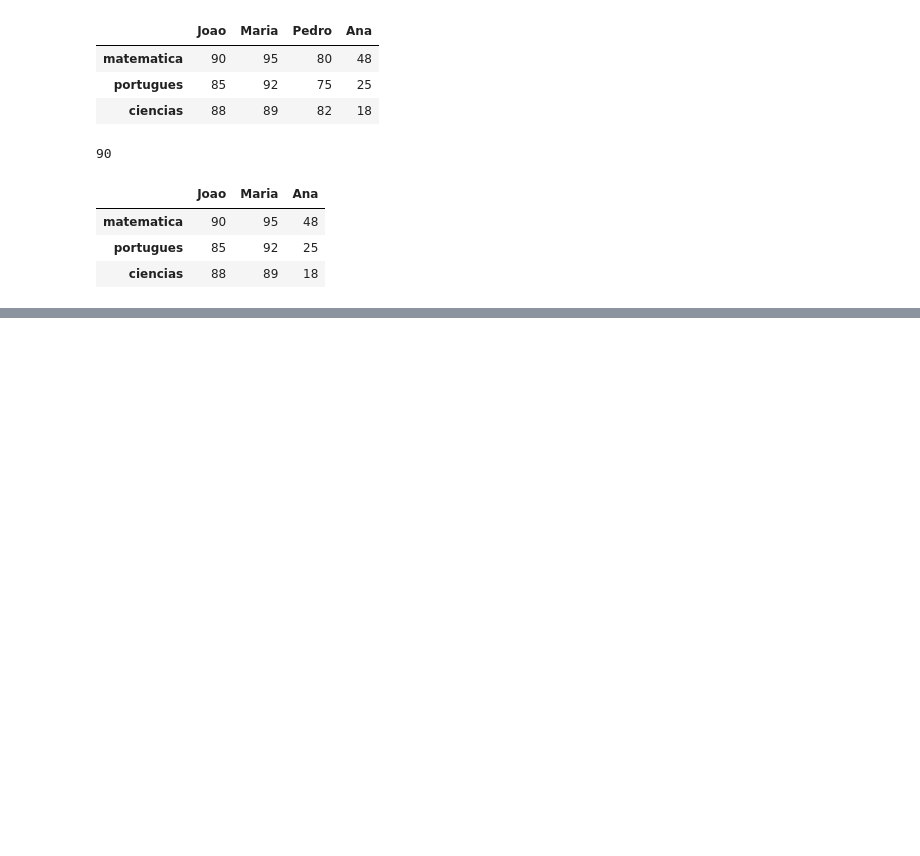
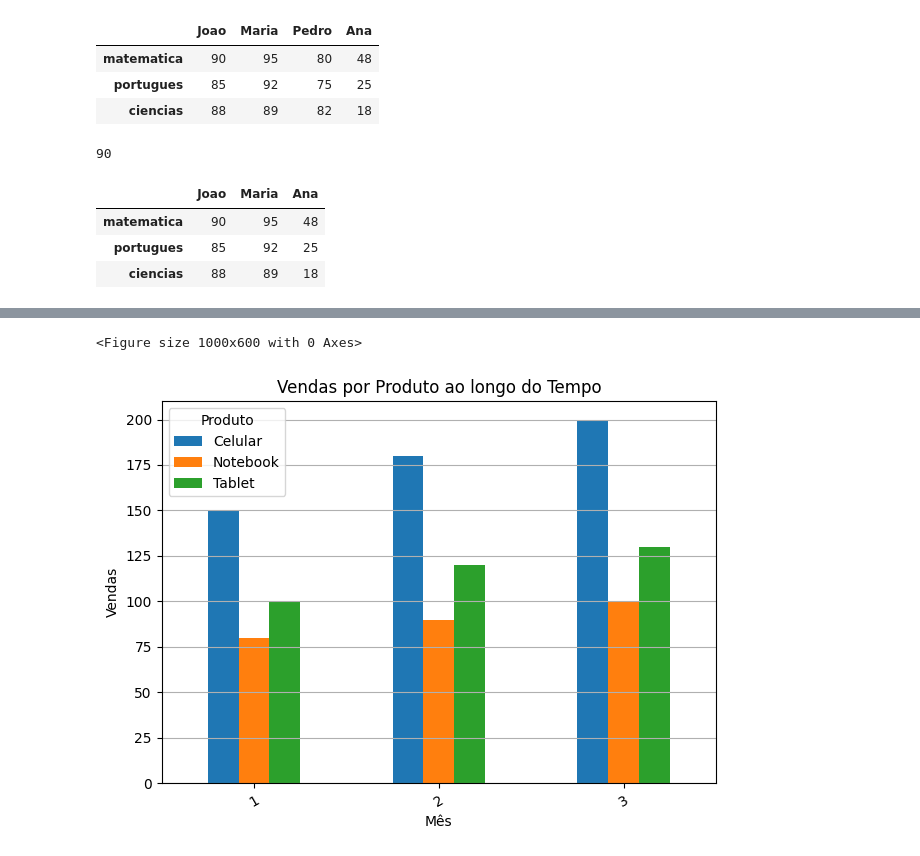
Before and after one commit to Gustavo-b017/Python_2-semestre, a Jupyter notebook: Aulas/aula 4/aula_4_4.3.24.ipynb, the cells around one changed output, grey strips where cells are left out. Saved outputs shown, nothing was run; the diff lists cells and outputs as text; code cells hidden in the pictures; blank space fills up the shorter version.

```diff
--- a/Aulas/aula 4/aula_4_4.3.24.ipynb
+++ b/Aulas/aula 4/aula_4_4.3.24.ipynb
@@ -222,0 +267,10 @@ df
+# %%
+dados = {
+
+    'produto': ['Celular','Celular','Celular', 'Tablet','Tablet','Tablet','Notebook', 'Notebook', 'Notebook'],
+    'mes': ['01-01-2023', '01-02-2023', '01-03-2023', '01-01-2023', '01-02-2023', '01-03-2023', '01-01-2023', '01-02-2023', '01-03-2023'],
+    'vendas': [150,180,200,100,120,130,80,90,100]
+}
+
+df = pd.DataFrame(dados)
+df
@@ -222,0 +294,6 @@ df
+# %%
+df['mes'] = pd.to_datetime(df['mes'], format='%d-%m-%Y')
+df['ano'] = df['mes'].dt.year
+df['mes'] = df['mes'].dt.month
+
+df
@@ -222,0 +361,24 @@ df
+# %%
+import matplotlib.pyplot as plt
+
+# cria um grafico em linha do mais baixo ao mais alto
+df_grouped = df.groupby(['mes','produto'])['vendas'].sum().unstack()
+
+import matplotlib.pyplot as plt
+
+df_grouped = df.groupby(['mes', 'produto'])['vendas'].sum().unstack()
+
+plt.figure(figsize=(10, 6))
+df_grouped.plot(kind='bar', stacked=False)
+
+plt.title("Vendas por Produto ao longo do Tempo")
+plt.xlabel("Mês")
+plt.ylabel("Vendas")
+plt.xticks(rotation=30)
+plt.legend(title='Produto')
+plt.grid(axis='y')
+plt.tight_layout()
+plt.show()
+# %% [output]
+<Figure size 1000x600 with 0 Axes>
+[figure, added]
```
Also changed, not shown: parts of 19 cells of this notebook, 3 other files.
